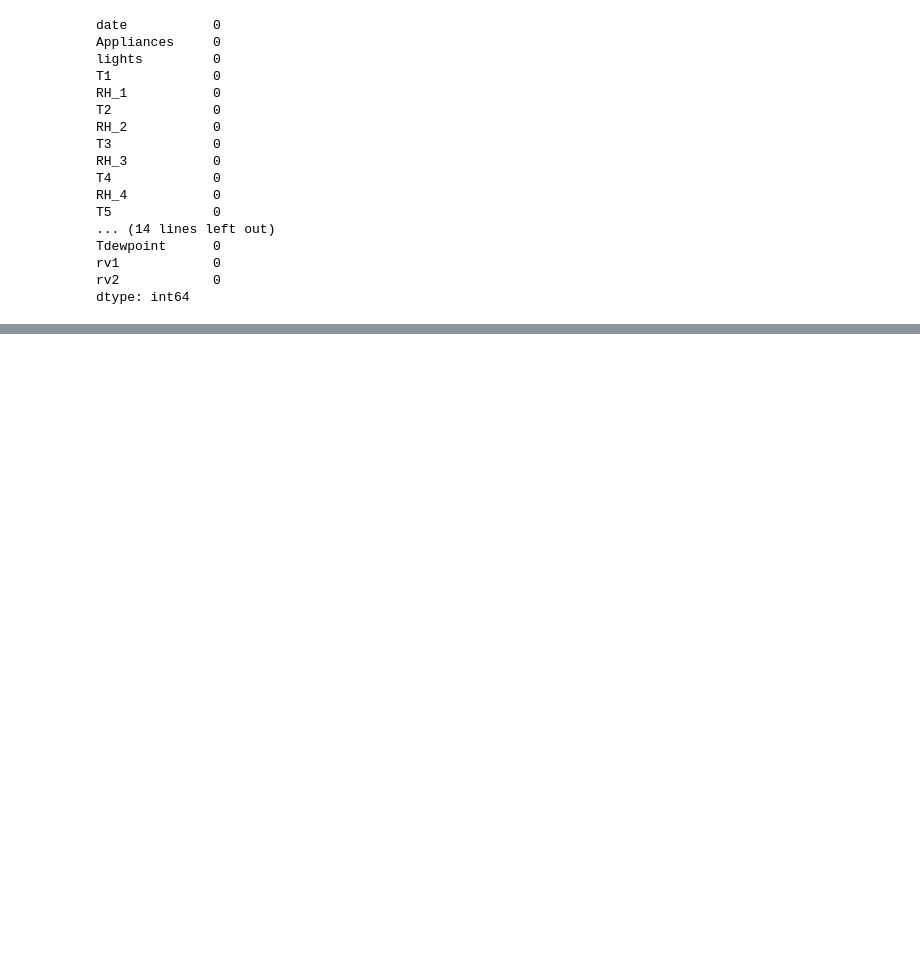
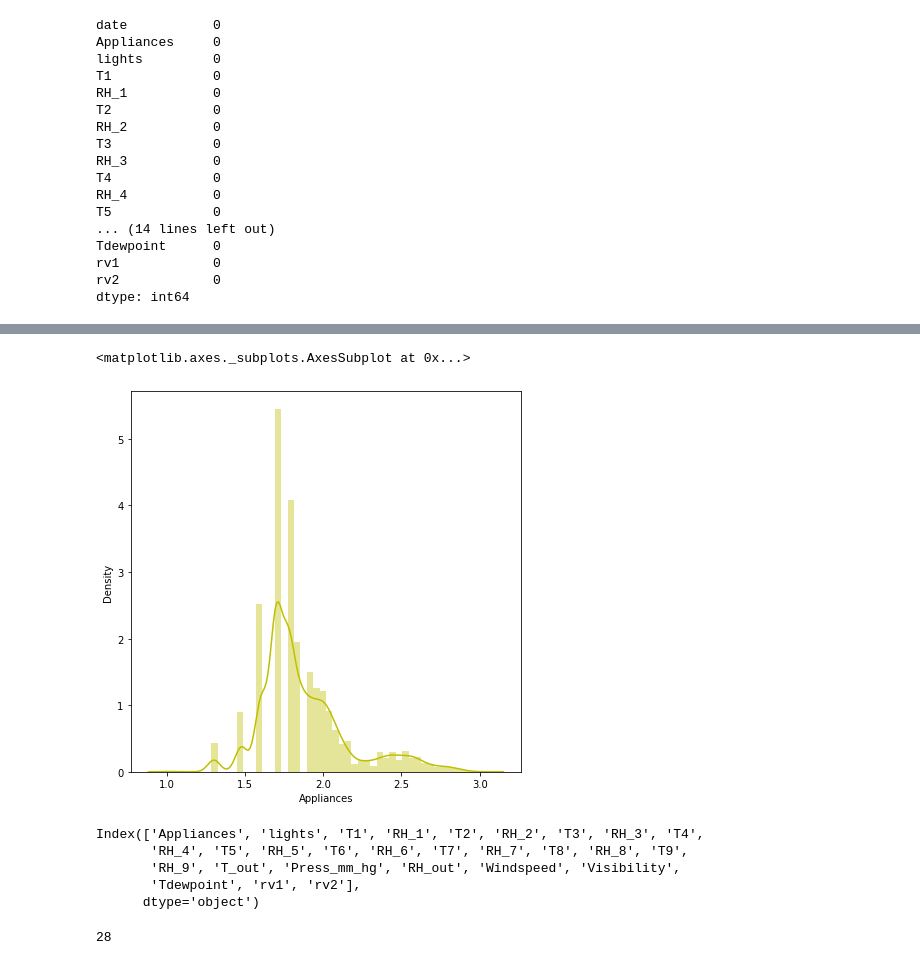
Before and after one commit to Akramkhan01/Appliances-Energy-Prediction-Capstone-Project, a Jupyter notebook: Appliances_Energy_Prediction.ipynb, the cells around one changed output, grey strips where cells are left out. Cells and saved outputs as stored; diff of their text form; code cells hidden in the pictures; blank space fills up the shorter version.

```diff
--- a/Appliances_Energy_Prediction.ipynb
+++ b/Appliances_Energy_Prediction.ipynb
@@ -167,0 +217,21 @@ dtype: int64
+# %%
+# Dependent variable 'Appliances'
+# It looks more normal now
+plt.figure(figsize=(7,7))
+sns.distplot(np.log10(df['Appliances']),color="y")
+# %% [output]
+<matplotlib.axes._subplots.AxesSubplot at 0x...>
+[figure, added]
+# %%
+numeric_features = df.describe().columns
+numeric_features
+# %% [output]
+Index(['Appliances', 'lights', 'T1', 'RH_1', 'T2', 'RH_2', 'T3', 'RH_3', 'T4',
+       'RH_4', 'T5', 'RH_5', 'T6', 'RH_6', 'T7', 'RH_7', 'T8', 'RH_8', 'T9',
+       'RH_9', 'T_out', 'Press_mm_hg', 'RH_out', 'Windspeed', 'Visibility',
+       'Tdewpoint', 'rv1', 'rv2'],
+      dtype='object')
+# %%
+len(numeric_features)
+# %% [output]
+28
```
Also changed, not shown: parts of 13 cells of this notebook.
